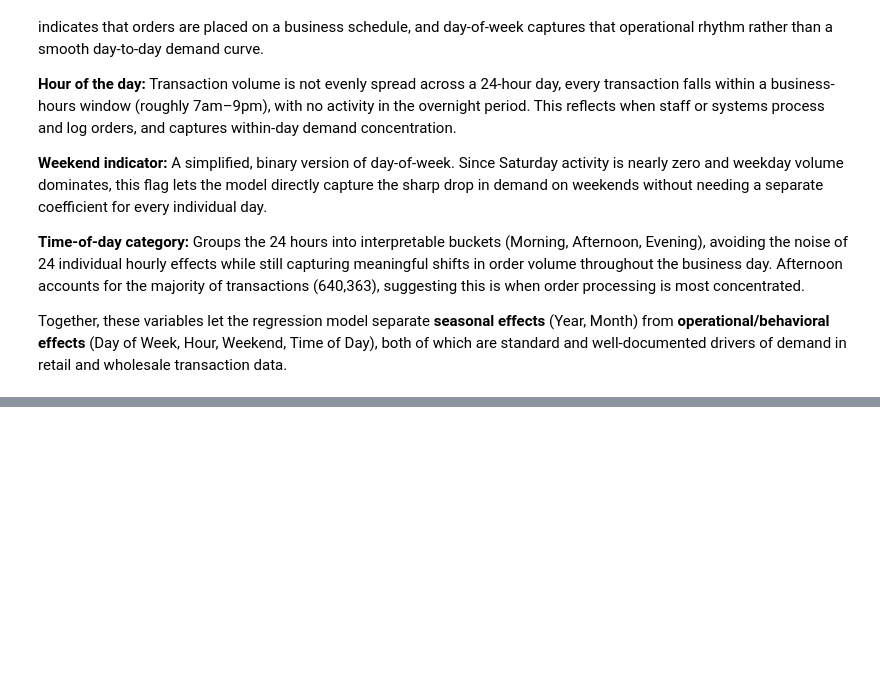
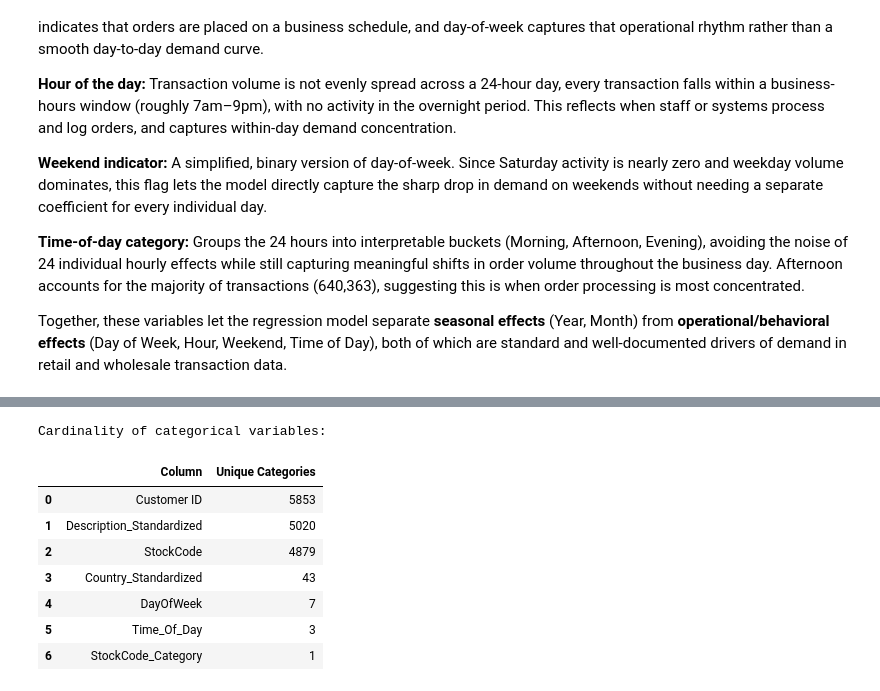
Before and after one commit to JoseAlberto88/Cleaning-Online-Retail-Data-and-Predicting-Purchase-Quantity, a Jupyter notebook: Cleaning_Data.ipynb, the cells around one changed output, grey strips where cells are left out. Cells and saved outputs as stored; diff of their text form; code cells hidden in the pictures; blank space fills up the shorter version.

```diff
--- a/Cleaning_Data.ipynb
+++ b/Cleaning_Data.ipynb
@@ -2316,0 +2327,24 @@ Together, these variables let the regression model separate **seasonal effects**
+# %%
+# Step 1: Identify categorical variables and check cardinality -
+categorical_candidates = [
+    "Country_Standardized", "StockCode", "Customer ID",
+    "Description_Standardized", "DayOfWeek", "Time_Of_Day", "StockCode_Category"
+]
+
+cardinality = pd.DataFrame({
+    "Column": categorical_candidates,
+    "Unique Categories": [df_model_ready[col].nunique(dropna=False) for col in categorical_candidates]
+}).sort_values("Unique Categories", ascending=False).reset_index(drop=True)
+
+print("Cardinality of categorical variables:")
+display(cardinality)
+# %% [output]
+Cardinality of categorical variables:
+|  | Column | Unique Categories |
+| 0 | Customer ID | 5853 |
+| 1 | Description_Standardized | 5020 |
+| 2 | StockCode | 4879 |
+| 3 | Country_Standardized | 43 |
+| 4 | DayOfWeek | 7 |
+| 5 | Time_Of_Day | 3 |
+| 6 | StockCode_Category | 1 |
```
Also changed, not shown: parts of 4 cells of this notebook.
